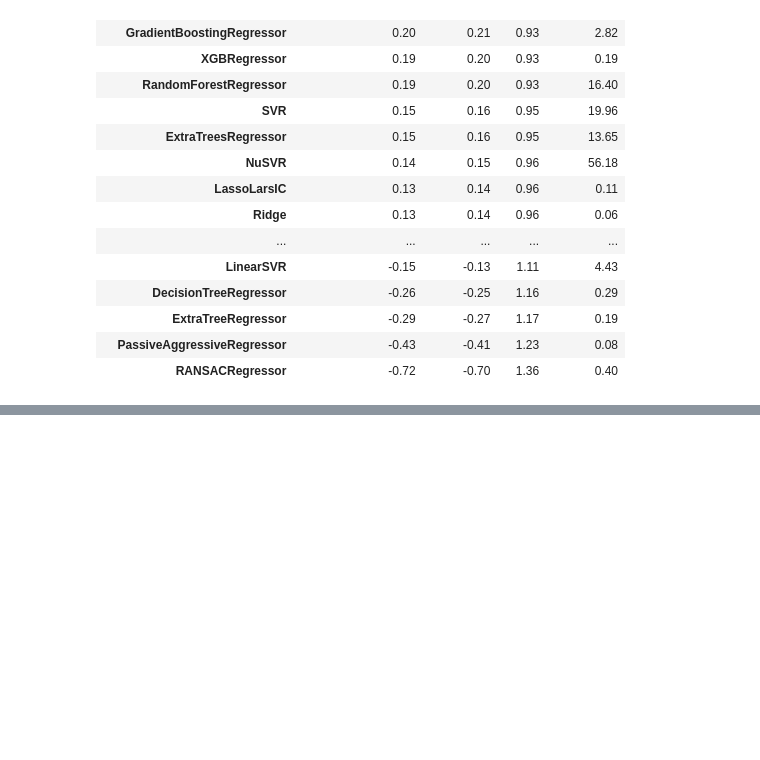
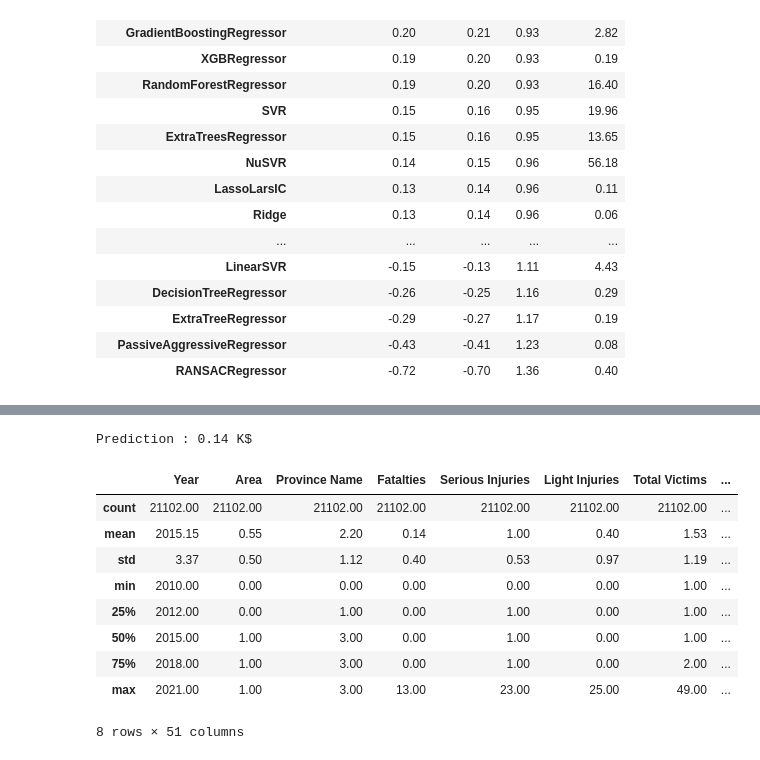
Before and after one commit to Hugo-SEQUIER/ocean-protocol, a Jupyter notebook: Traffic Accidents Cataluña/data-ml.ipynb, the cells around one changed output, grey strips where cells are left out. Saved outputs shown, nothing was run; the diff lists cells and outputs as text; code cells hidden in the pictures; blank space fills up the shorter version.

```diff
--- a/Traffic Accidents Cataluña/data-ml.ipynb
+++ b/Traffic Accidents Cataluña/data-ml.ipynb
@@ -319,0 +418,17 @@ display(models_light)
+# %%
+print("Prediction : {:.2f} K$".format(predictions[0][0]))
+# %% [output]
+Prediction : 0.14 K$
+# %%
+df[numerical_cols].describe()
+# %% [output]
+|  | Year | Area | Province Name | Fatalties | Serious Injuries | Light Injuries | Total Victims | ... |
+| count | 21102.00 | 21102.00 | 21102.00 | 21102.00 | 21102.00 | 21102.00 | 21102.00 | ... |
+| mean | 2015.15 | 0.55 | 2.20 | 0.14 | 1.00 | 0.40 | 1.53 | ... |
+| std | 3.37 | 0.50 | 1.12 | 0.40 | 0.53 | 0.97 | 1.19 | ... |
+| min | 2010.00 | 0.00 | 0.00 | 0.00 | 0.00 | 0.00 | 1.00 | ... |
+| 25% | 2012.00 | 0.00 | 1.00 | 0.00 | 1.00 | 0.00 | 1.00 | ... |
+| 50% | 2015.00 | 1.00 | 3.00 | 0.00 | 1.00 | 0.00 | 1.00 | ... |
+| 75% | 2018.00 | 1.00 | 3.00 | 0.00 | 1.00 | 0.00 | 2.00 | ... |
+| max | 2021.00 | 1.00 | 3.00 | 13.00 | 23.00 | 25.00 | 49.00 | ... |
+8 rows × 51 columns
```
Also changed, not shown: parts of 17 cells of this notebook.
